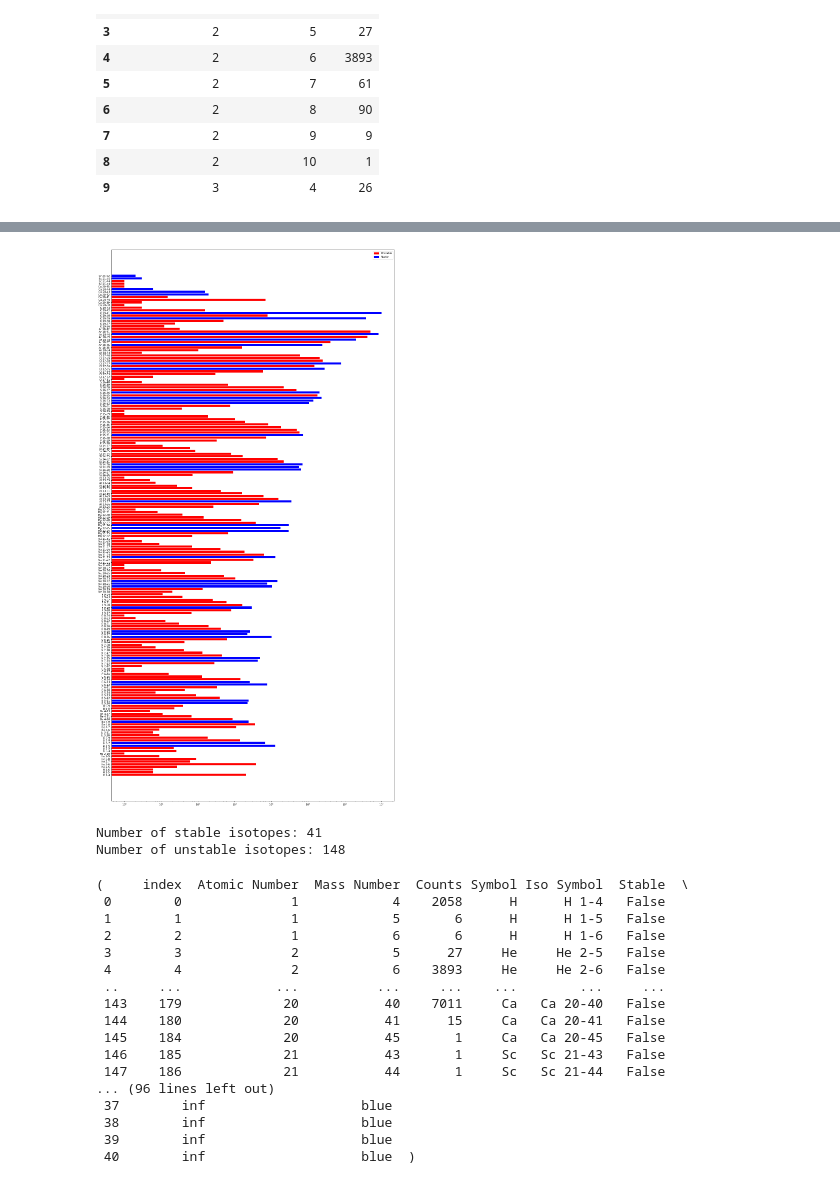
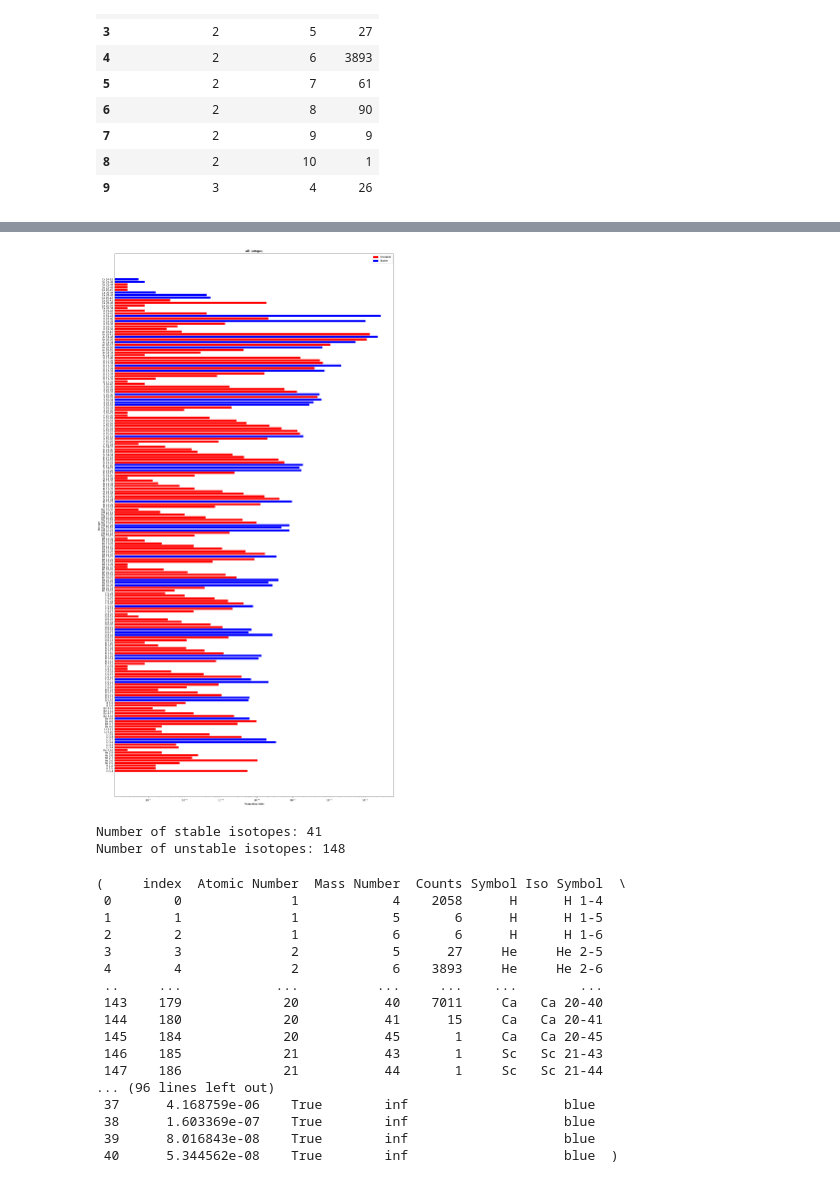
Before and after one commit to TomSB1423/nucleide_data, a Jupyter notebook: notepad.ipynb, the cells around one changed output, grey strips where cells are left out. Drawn from its saved outputs; the diff is of its cells as text; code cells hidden in the pictures.

```diff
--- a/notepad.ipynb
+++ b/notepad.ipynb
@@ -55,9 +69,11 @@ def get_decay_mode(data):
 # Add in isotope data
 df['Symbol'] = df.apply(lambda x: nuc(x['Atomic Number'], x['Mass Number'])["symbol"], axis=1)
 df['Iso Symbol'] = df.apply(lambda x: nuc(x['Atomic Number'], x['Mass Number'])["symbol"] + " " + str(x['Atomic Number']) + "-" + str(x['Mass Number']), axis=1)
+df['Production Yield'] = df.apply(lambda x: x['Counts'] / df['Counts'].sum(), axis=1)
 df['Stable'] = df.apply(lambda x: nuc(x['Atomic Number'], x['Mass Number'])["stable"], axis=1)
 df['Half Life'] = df.apply(lambda x: nuc(x['Atomic Number'], x['Mass Number'])["half-life"], axis=1)
 df['Decay Modes'] = df.apply(lambda x: get_decay_mode(nuc(x['Atomic Number'], x['Mass Number'])["decay modes"]), axis=1)
 df['Plot Colour'] = df.apply(lambda x: "blue" if x['Stable'] else "red", axis=1)
+df = df[["Symbol", "Iso Symbol", "Atomic Number", "Mass Number", "Counts", "Production Yield", "Stable", "Half Life", "Decay Modes", "Plot Colour"]]
 df
 # %% [output]
@@ -77,17 +103,20 @@ df
 # %%
 # Plot histogram
 figsize=(20,40)
 # Plotting
 fig, ax = plt.subplots(figsize=figsize)
-ax.barh(df.index, df["Counts"], log=True, color=df["Plot Colour"])
+ax.barh(df.index, df["Production Yield"], log=True, color=df["Plot Colour"])
 ax.set_yticklabels(df["Iso Symbol"])
 ax.set_yticks(np.arange(len(df)))
+ax.set_xlabel("Production Yield")
+ax.set_ylabel("Isotope")
+ax.set_title("All Isotopes")
 red_patch = mpatches.Patch(color="red", label="Unstable")
 blue_patch = mpatches.Patch(color="blue", label="Stable")
 ax.legend(handles=[red_patch, blue_patch], loc=0)
 plt.show()
 # %% [output]
-[figure, old version]
+[figure, new version]
 # %%
 # Clean unstable isotopes into two datasets
 df_unstable = df[df["Stable"] == False]
@@ -100,23 +129,23 @@ df_unstable, df_stable
 # %% [output]
 Number of stable isotopes: 41
 Number of unstable isotopes: 148
-(     index  Atomic Number  Mass Number  Counts Symbol Iso Symbol  Stable  \
- 0        0              1            4    2058      H      H 1-4   False
- 1        1              1            5       6      H      H 1-5   False
- 2        2              1            6       6      H      H 1-6   False
- 3        3              2            5      27     He     He 2-5   False
- 4        4              2            6    3893     He     He 2-6   False
- ..     ...            ...          ...     ...    ...        ...     ...
- 143    179             20           40    7011     Ca   Ca 20-40   False
- 144    180             20           41      15     Ca   Ca 20-41   False
- 145    184             20           45       1     Ca   Ca 20-45   False
- 146    185             21           43       1     Sc   Sc 21-43   False
- 147    186             21           44       1     Sc   Sc 21-44   False
+(     index  Atomic Number  Mass Number  Counts Symbol Iso Symbol  \
+ 0        0              1            4    2058      H      H 1-4
+ 1        1              1            5       6      H      H 1-5
+ 2        2              1            6       6      H      H 1-6
+ 3        3              2            5      27     He     He 2-5
+ 4        4              2            6    3893     He     He 2-6
+ ..     ...            ...          ...     ...    ...        ...
+ 143    179             20           40    7011     Ca   Ca 20-40
+ 144    180             20           41      15     Ca   Ca 20-41
+ 145    184             20           45       1     Ca   Ca 20-45
+ 146    185             21           43       1     Sc   Sc 21-43
+ 147    186             21           44       1     Sc   Sc 21-44
 ... (96 lines left out)
- 37        inf                    blue
- 38        inf                    blue
- 39        inf                    blue
- 40        inf                    blue  )
+ 37      4.168759e-06    True        inf                    blue
+ 38      1.603369e-07    True        inf                    blue
+ 39      8.016843e-08    True        inf                    blue
+ 40      5.344562e-08    True        inf                    blue  )
 # %%
 # Plot unstable
 fig_un, ax_un = plt.subplots(figsize=figsize)
```
Also changed, not shown: parts of 5 cells of this notebook.
